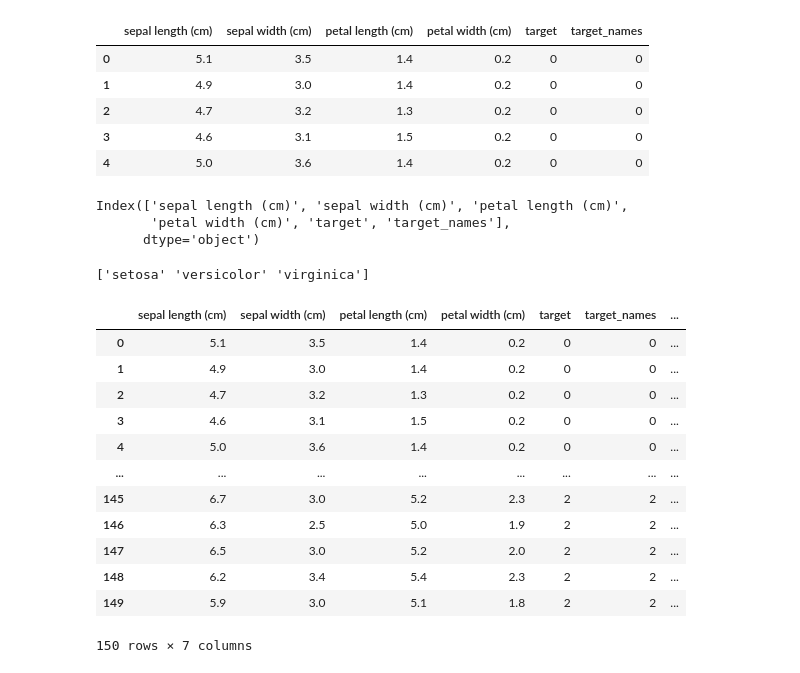
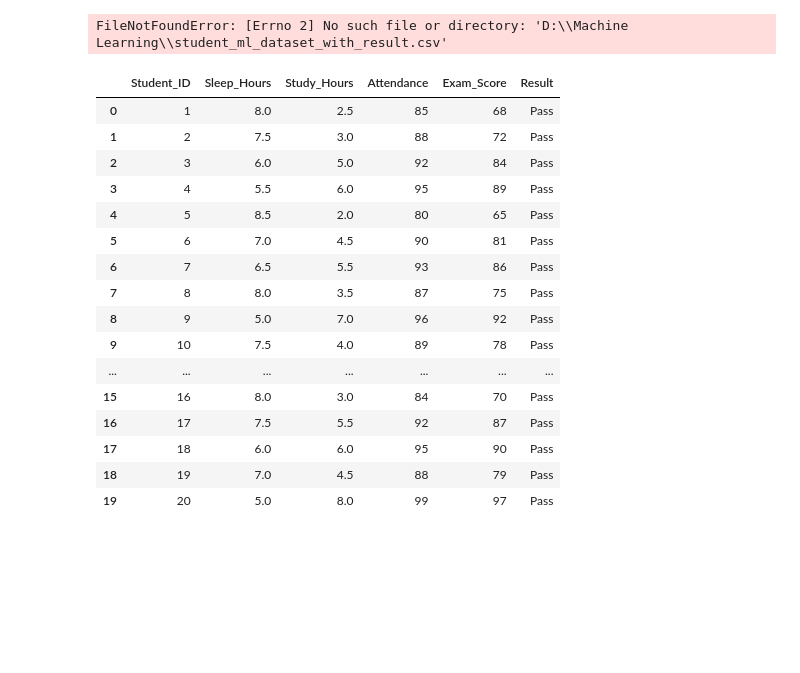
Before and after one commit to Deepaksaini005/Beginner-ML-Projects, a Jupyter notebook: supervised/DT.ipynb, the cells around one changed output. Cells and saved outputs as stored; diff of their text form; code cells hidden in the pictures; blank space fills up the shorter version.

```diff
--- a/Linear Regression/sk.ipynb
+++ b/supervised/DT.ipynb
@@ -41,12 +0,0 @@ import  pandas as pd
-# %%
-df = pd.DataFrame(data =iris.data, columns=iris.feature_names)
-df['target'] = iris.target
-df["target_names"] = df["target"]
-df.head()
-# %% [output]
-|  | sepal length (cm) | sepal width (cm) | petal length (cm) | petal width (cm) | target | target_names |
-| 0 | 5.1 | 3.5 | 1.4 | 0.2 | 0 | 0 |
-| 1 | 4.9 | 3.0 | 1.4 | 0.2 | 0 | 0 |
-| 2 | 4.7 | 3.2 | 1.3 | 0.2 | 0 | 0 |
-| 3 | 4.6 | 3.1 | 1.5 | 0.2 | 0 | 0 |
-| 4 | 5.0 | 3.6 | 1.4 | 0.2 | 0 | 0 |
@@ -52,0 +5,5 @@ df.head()
+# %%
+df  = pd.read_csv('D:\Machine Learning\student_ml_dataset_with_result.csv')
+df.head()
+# %% [output]
+FileNotFoundError: [Errno 2] No such file or directory: 'D:\\Machine Learning\\student_ml_dataset_with_result.csv'
@@ -53,26 +13,20 @@ df.head()
 # %%
-df.columns
+df
 # %% [output]
-Index(['sepal length (cm)', 'sepal width (cm)', 'petal length (cm)',
-       'petal width (cm)', 'target', 'target_names'],
-      dtype='object')
+|  | Student_ID | Sleep_Hours | Study_Hours | Attendance | Exam_Score | Result |
+| 0 | 1 | 8.0 | 2.5 | 85 | 68 | Pass |
+| 1 | 2 | 7.5 | 3.0 | 88 | 72 | Pass |
+| 2 | 3 | 6.0 | 5.0 | 92 | 84 | Pass |
+| 3 | 4 | 5.5 | 6.0 | 95 | 89 | Pass |
+| 4 | 5 | 8.5 | 2.0 | 80 | 65 | Pass |
+| 5 | 6 | 7.0 | 4.5 | 90 | 81 | Pass |
+| 6 | 7 | 6.5 | 5.5 | 93 | 86 | Pass |
+| 7 | 8 | 8.0 | 3.5 | 87 | 75 | Pass |
+| 8 | 9 | 5.0 | 7.0 | 96 | 92 | Pass |
+| 9 | 10 | 7.5 | 4.0 | 89 | 78 | Pass |
+| ... | ... | ... | ... | ... | ... | ... |
+| 15 | 16 | 8.0 | 3.0 | 84 | 70 | Pass |
+| 16 | 17 | 7.5 | 5.5 | 92 | 87 | Pass |
+| 17 | 18 | 6.0 | 6.0 | 95 | 90 | Pass |
+| 18 | 19 | 7.0 | 4.5 | 88 | 79 | Pass |
+| 19 | 20 | 5.0 | 8.0 | 99 | 97 | Pass |
-# %%
-df.shape
-print(iris.target_names)
-df["species"] = df["target"].apply(lambda x: iris.target_names[x])
-df
-# %% [output]
-['setosa' 'versicolor' 'virginica']
-|  | sepal length (cm) | sepal width (cm) | petal length (cm) | petal width (cm) | target | target_names | ... |
-| 0 | 5.1 | 3.5 | 1.4 | 0.2 | 0 | 0 | ... |
-| 1 | 4.9 | 3.0 | 1.4 | 0.2 | 0 | 0 | ... |
-| 2 | 4.7 | 3.2 | 1.3 | 0.2 | 0 | 0 | ... |
-| 3 | 4.6 | 3.1 | 1.5 | 0.2 | 0 | 0 | ... |
-| 4 | 5.0 | 3.6 | 1.4 | 0.2 | 0 | 0 | ... |
-| ... | ... | ... | ... | ... | ... | ... | ... |
-| 145 | 6.7 | 3.0 | 5.2 | 2.3 | 2 | 2 | ... |
-| 146 | 6.3 | 2.5 | 5.0 | 1.9 | 2 | 2 | ... |
-| 147 | 6.5 | 3.0 | 5.2 | 2.0 | 2 | 2 | ... |
-| 148 | 6.2 | 3.4 | 5.4 | 2.3 | 2 | 2 | ... |
-| 149 | 5.9 | 3.0 | 5.1 | 1.8 | 2 | 2 | ... |
-150 rows × 7 columns
```
Also changed, not shown: parts of 17 cells of this notebook, 12 other files.
